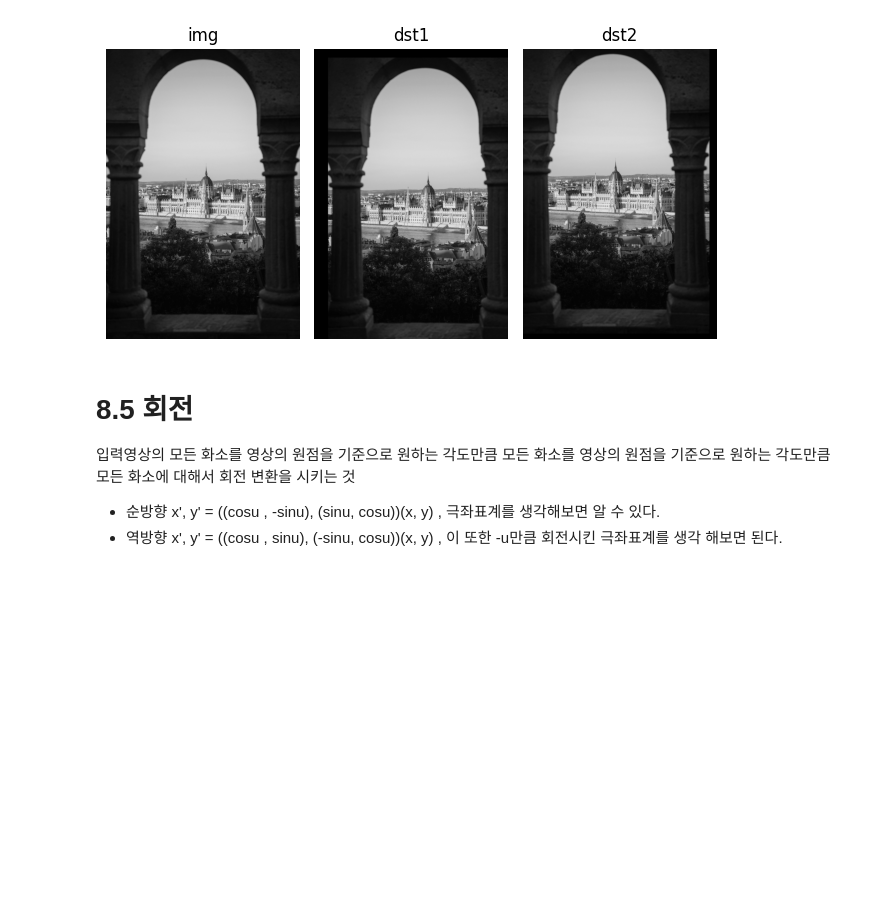
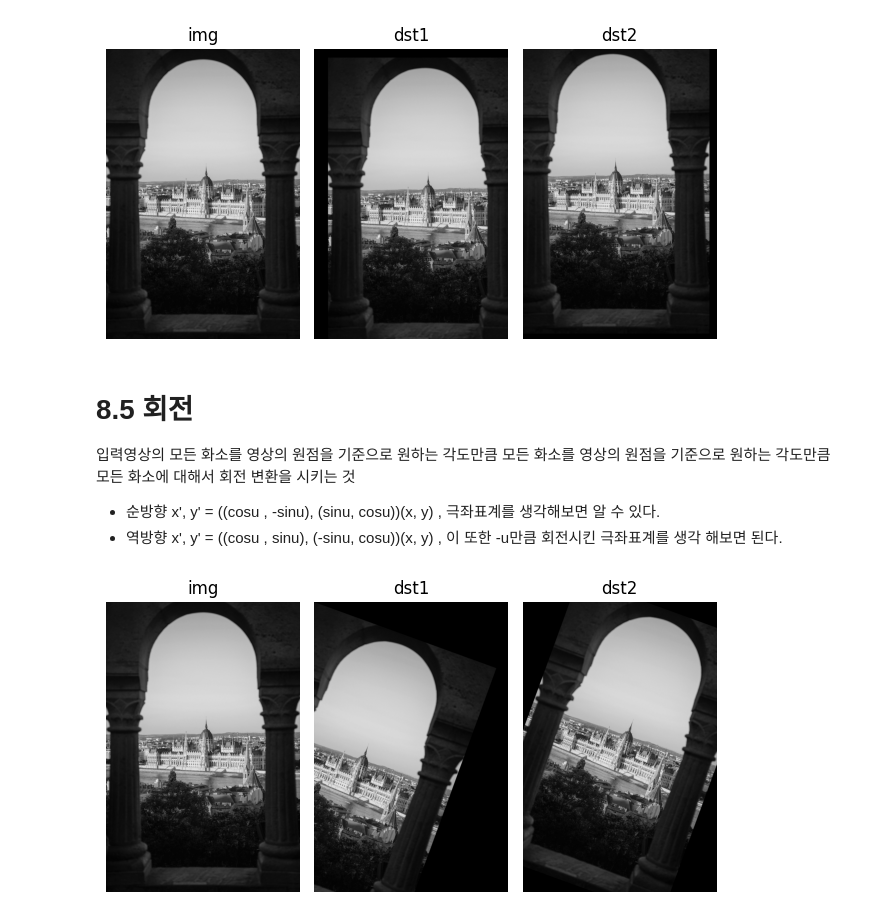
Before and after one commit to toywoo/opencv_tutorial, a Jupyter notebook: source/8_tran_geo.ipynb, the cells around one changed output. Saved outputs shown, nothing was run; the diff lists cells and outputs as text; code cells hidden in the pictures; blank space fills up the shorter version.

```diff
--- a/source/8_tran_geo.ipynb
+++ b/source/8_tran_geo.ipynb
@@ -201,0 +232,19 @@ x', y' = ((cosu , sinu), (-sinu, cosu))(x, y) , 이 또한 -u만큼 회전시킨
+# %%
+img = cv2.imread("../images/castle.jpg", cv2.IMREAD_GRAYSCALE)
+
+center = np.divmod(img.shape[::-1], 2)[0]
+dst1 = rotate(img, 20)
+dst2 = rotate_pt(img,  20, center)
+
+titles = ['img', 'dst1', 'dst2']
+fig, axs = plt.subplots(nrows=1, ncols=3)
+
+for ax, title in zip(axs.flat, titles):
+    ax.imshow(eval(title), cmap='gray')
+    ax.set_title(title)
+    ax.axis('off')
+
+plt.tight_layout()
+plt.show()
+# %% [output]
+[figure, added]
```
Also changed, not shown: parts of 6 cells of this notebook, 3 other files.
